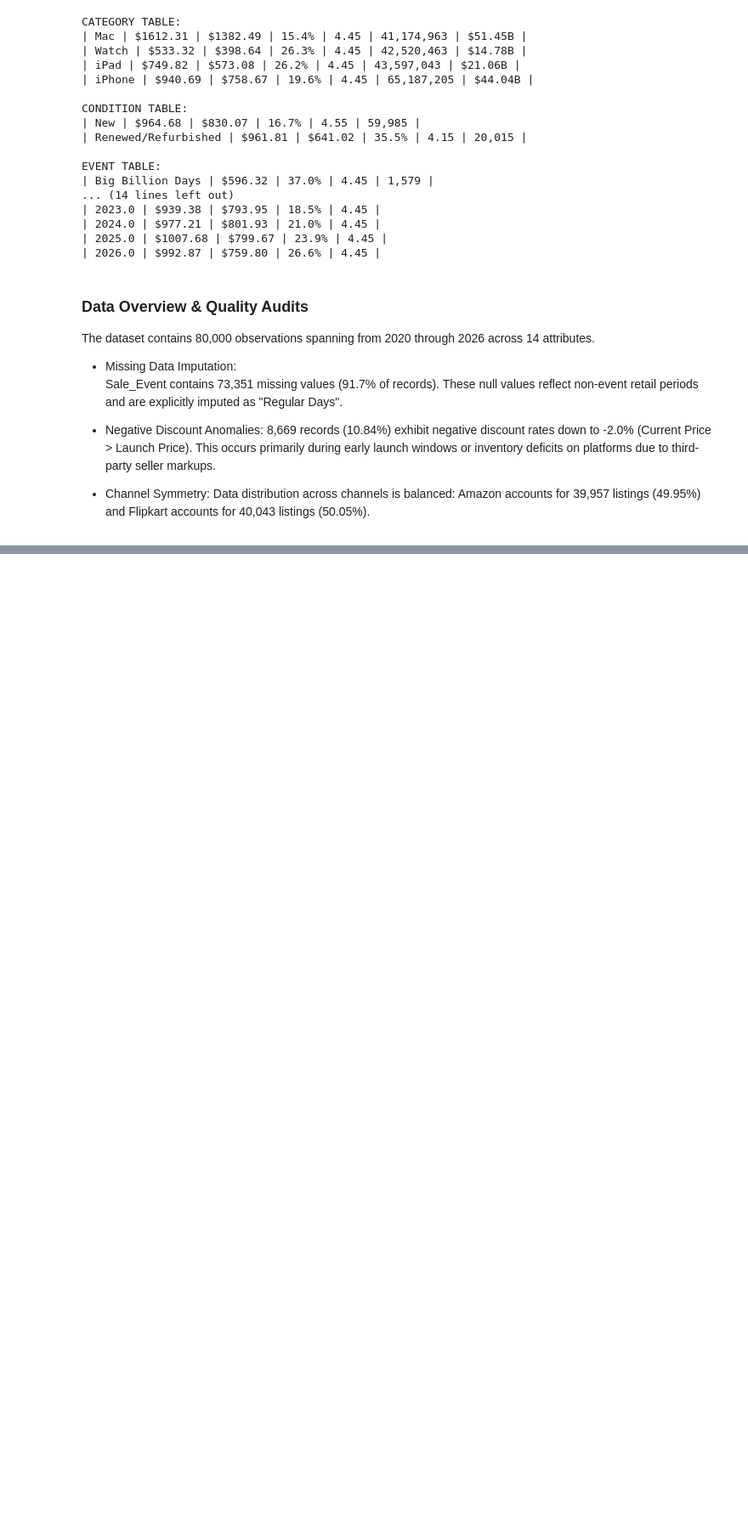
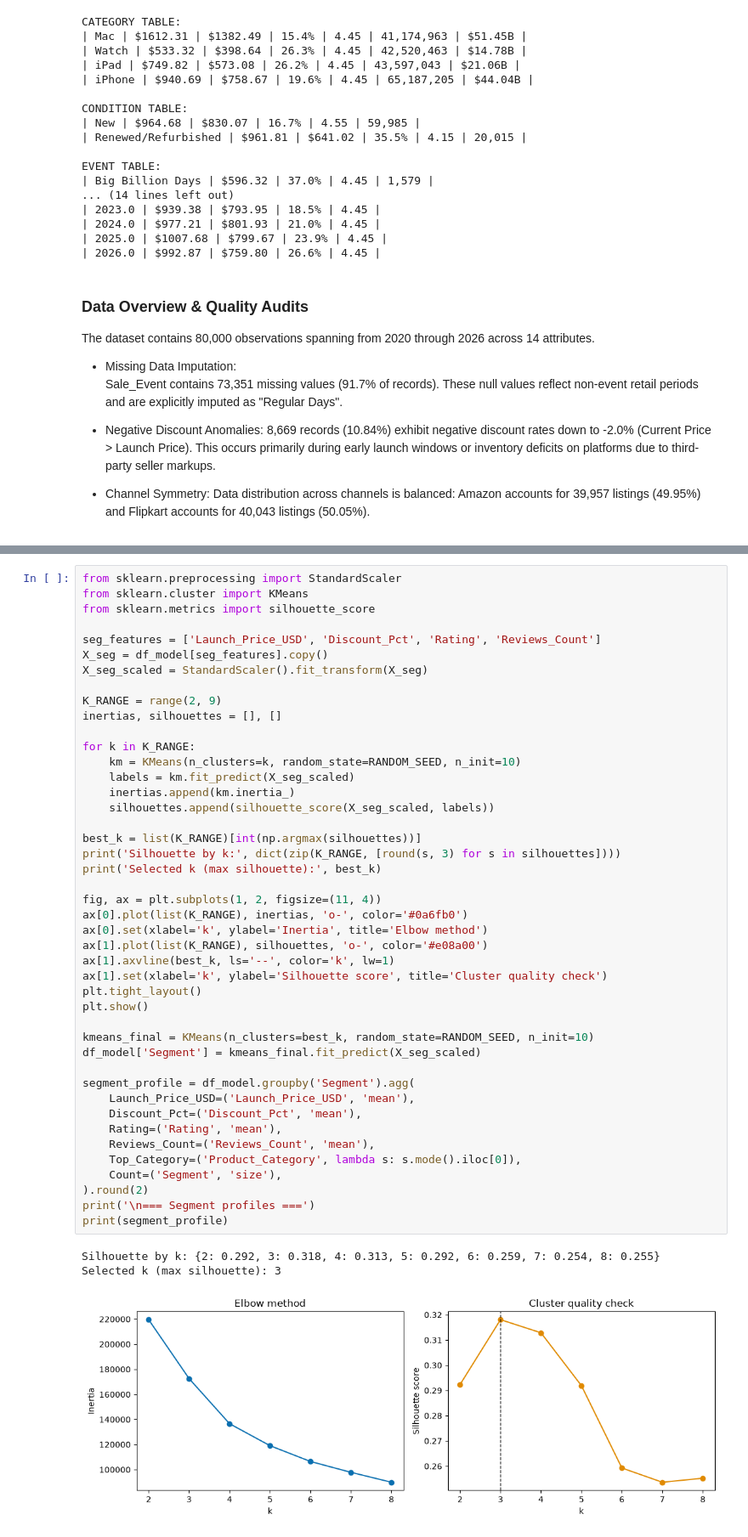
Before and after one commit to titimatosas/Proyecto-BI, a Jupyter notebook: EDA.ipynb, the cells around one changed output, grey strips where cells are left out. Shown at 85% size. Saved outputs shown, nothing was run; the diff lists cells and outputs as text; blank space fills up the shorter version.

Commit message:
Avances stage 3, model & evaluate.

```diff
--- a/EDA.ipynb
+++ b/EDA.ipynb
@@ -258,0 +482,48 @@ Sale_Event contains 73,351 missing values (91.7% of records). These null values
+# %%
+from sklearn.preprocessing import StandardScaler
+from sklearn.cluster import KMeans
+from sklearn.metrics import silhouette_score
+
+seg_features = ['Launch_Price_USD', 'Discount_Pct', 'Rating', 'Reviews_Count']
+X_seg = df_model[seg_features].copy()
+X_seg_scaled = StandardScaler().fit_transform(X_seg)
+
+K_RANGE = range(2, 9)
+inertias, silhouettes = [], []
+
+for k in K_RANGE:
+    km = KMeans(n_clusters=k, random_state=RANDOM_SEED, n_init=10)
+    labels = km.fit_predict(X_seg_scaled)
+    inertias.append(km.inertia_)
+    silhouettes.append(silhouette_score(X_seg_scaled, labels))
+
+best_k = list(K_RANGE)[int(np.argmax(silhouettes))]
+print('Silhouette by k:', dict(zip(K_RANGE, [round(s, 3) for s in silhouettes])))
+print('Selected k (max silhouette):', best_k)
+
+fig, ax = plt.subplots(1, 2, figsize=(11, 4))
+ax[0].plot(list(K_RANGE), inertias, 'o-', color='#0a6fb0')
+ax[0].set(xlabel='k', ylabel='Inertia', title='Elbow method')
+ax[1].plot(list(K_RANGE), silhouettes, 'o-', color='#e08a00')
+ax[1].axvline(best_k, ls='--', color='k', lw=1)
+ax[1].set(xlabel='k', ylabel='Silhouette score', title='Cluster quality check')
+plt.tight_layout()
+plt.show()
+
+kmeans_final = KMeans(n_clusters=best_k, random_state=RANDOM_SEED, n_init=10)
+df_model['Segment'] = kmeans_final.fit_predict(X_seg_scaled)
+
+segment_profile = df_model.groupby('Segment').agg(
+    Launch_Price_USD=('Launch_Price_USD', 'mean'),
+    Discount_Pct=('Discount_Pct', 'mean'),
+    Rating=('Rating', 'mean'),
+    Reviews_Count=('Reviews_Count', 'mean'),
+    Top_Category=('Product_Category', lambda s: s.mode().iloc[0]),
+    Count=('Segment', 'size'),
+).round(2)
+print('\n=== Segment profiles ===')
+print(segment_profile)
+# %% [output]
+Silhouette by k: {2: 0.292, 3: 0.318, 4: 0.313, 5: 0.292, 6: 0.259, 7: 0.254, 8: 0.255}
+Selected k (max silhouette): 3
+[figure, added]
```
Also changed, not shown: parts of 15 cells of this notebook, 1 other file.
